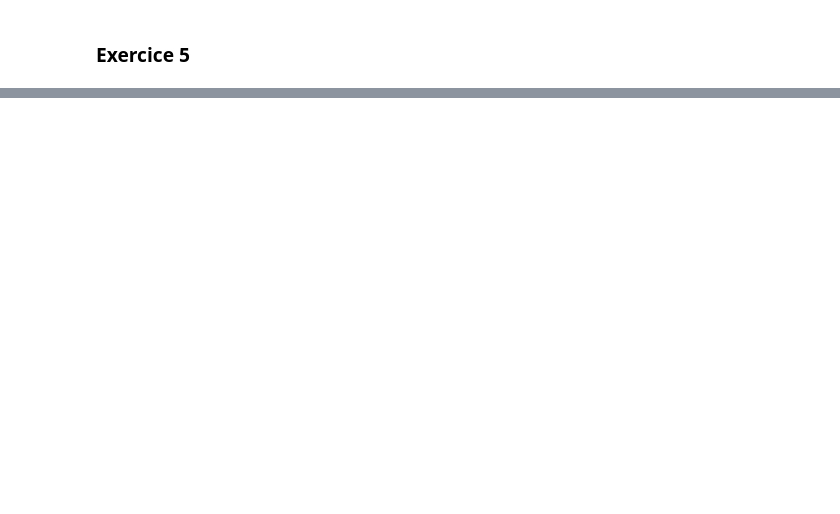
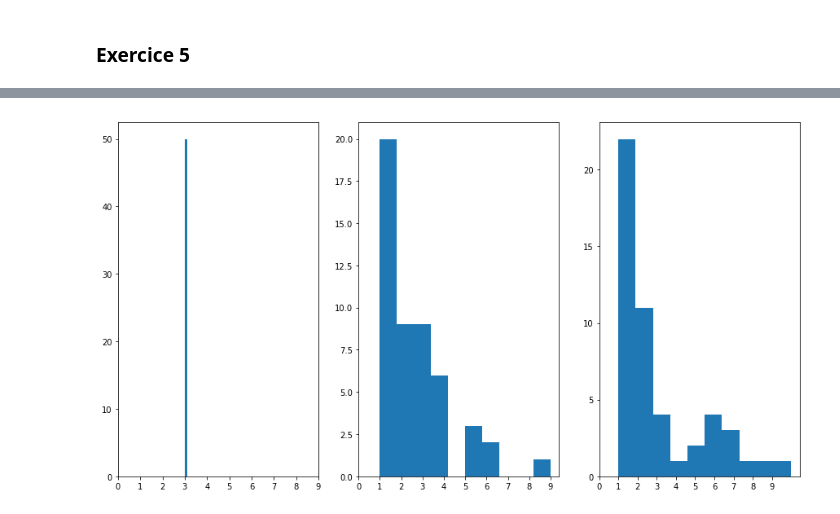
Before and after one commit to AntoineG92/Bootstrap-resampling-methods, a Jupyter notebook: TP3_Bootstrap.ipynb, the cells around one changed output, grey strips where cells are left out. Drawn from its saved outputs; the diff is of its cells as text; code cells hidden in the pictures; blank space fills up the shorter version.

```diff
--- a/TP3_Bootstrap.ipynb
+++ b/TP3_Bootstrap.ipynb
@@ -230,0 +281,35 @@ print(var_boot(rho2_PR_list))
+# %%
+B=50
+list_boot_sieve = bootstrap_sieve(ar1,B=B)
+list_boot_block = bootstrap_block(l=5,serie=ar1,B=B)
+list_boot_PR = bootstrap_PR(l=5,serie=ar1,B=B)
+
+p_sieve=[]
+p_block=[]
+p_PR=[]
+for i in range(B):
+    #ordre p méthode Sieve
+    ar1_model = armodel.AR(list_boot_sieve[i])
+    p_sieve.append(ar1_model.select_order(maxlag=10,ic='aic'))
+    #ordre p méthode block
+    ar1_model = armodel.AR(list_boot_block[i])
+    p_block.append(ar1_model.select_order(maxlag=10,ic='aic'))
+    #ordre p méthode Sieve
+    ar1_model = armodel.AR(list_boot_PR[i])
+    p_PR.append(ar1_model.select_order(maxlag=10,ic='aic'))
+# %%
+fig = plt.figure(figsize=(15,8))
+
+plt.subplot(131)
+plt.hist(p_sieve)
+plt.xticks(np.arange(0,10))
+plt.subplot(132)
+plt.hist(p_block)
+plt.xticks(np.arange(0,10))
+plt.subplot(133)
+plt.hist(p_PR)
+plt.xticks(np.arange(0,10))
+
+plt.show()
+# %% [output]
+[figure, added]
```
Also changed, not shown: parts of 21 cells of this notebook.
